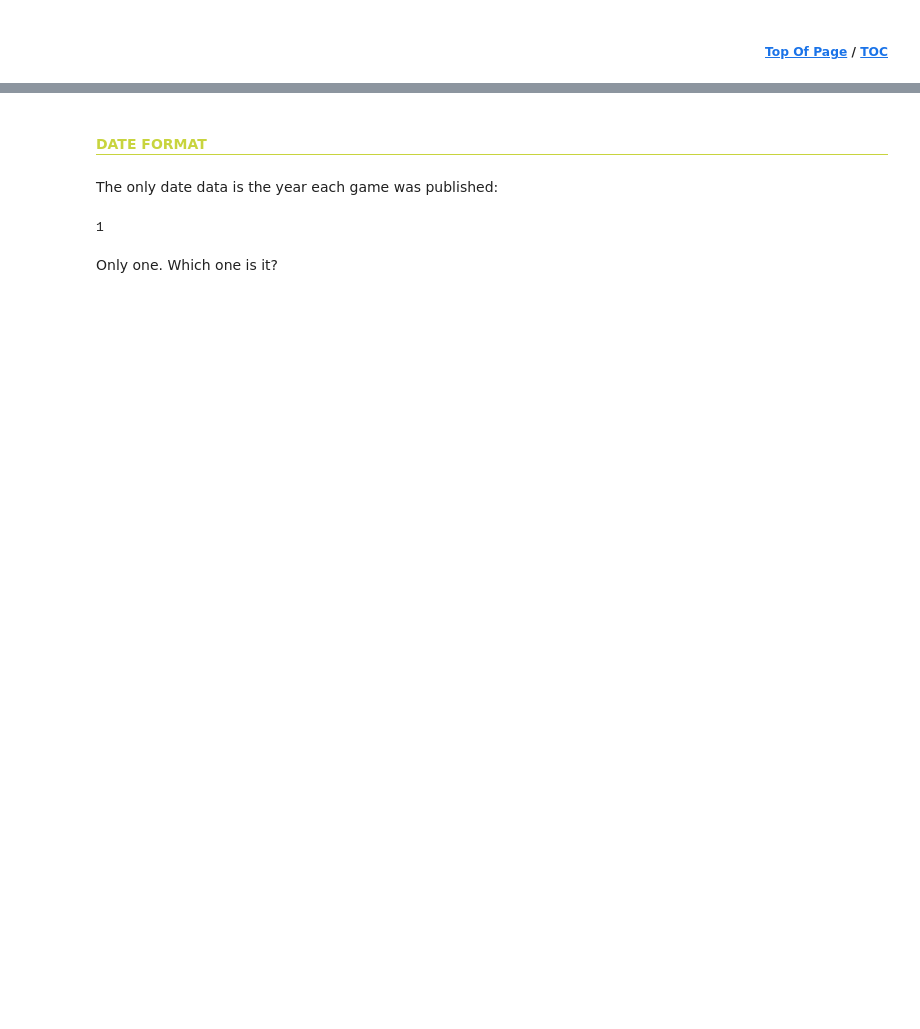
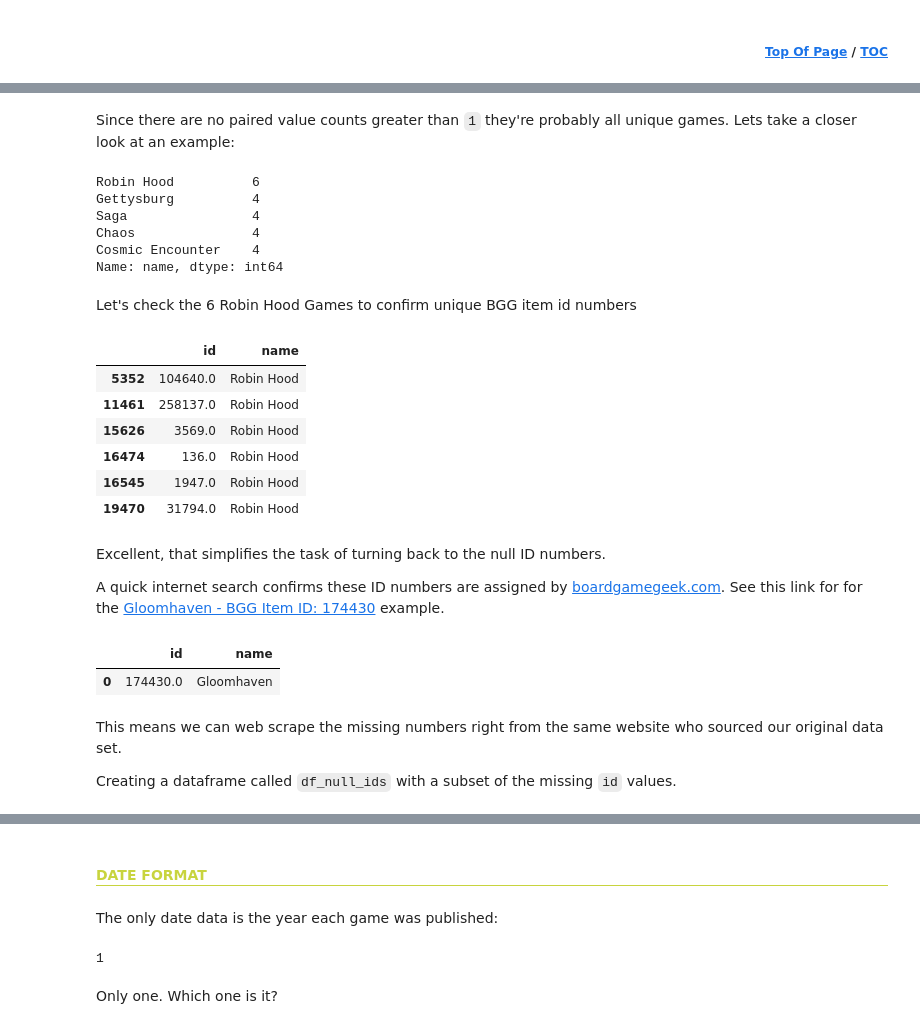
Before and after one commit to jdormaar/Boardgame_Preferences_Predictive_Analysis, a Jupyter notebook: Competitions/board_game_JD/workbook/notebook.ipynb, the cells around one changed output, grey strips where cells are left out. Cells and saved outputs as stored; diff of their text form; code cells hidden in the pictures; blank space fills up the shorter version.

Commit message:
EDA: name, id, year_published. Added headings & references

```diff
--- a/Competitions/board_game_JD/workbook/notebook.ipynb
+++ b/Competitions/board_game_JD/workbook/notebook.ipynb
@@ -252,0 +350,36 @@ df.head()
+# %% [markdown]
+Since there are no paired value counts greater than `1` they're probably all unique games.  Lets take a closer look at an example:
+# %%
+df['name'].value_counts().head(5)
+# %% [output]
+Robin Hood          6
+Gettysburg          4
+Saga                4
+Chaos               4
+Cosmic Encounter    4
+Name: name, dtype: int64
+# %% [markdown]
+Let's check the 6 Robin Hood Games to confirm unique BGG item id numbers
+# %%
+df[df['name'] == 'Robin Hood'][['id', 'name']]
+# %% [output]
+|  | id | name |
+| 5352 | 104640.0 | Robin Hood |
+| 11461 | 258137.0 | Robin Hood |
+| 15626 | 3569.0 | Robin Hood |
+| 16474 | 136.0 | Robin Hood |
+| 16545 | 1947.0 | Robin Hood |
+| 19470 | 31794.0 | Robin Hood |
+# %% [markdown]
+Excellent, that simplifies the task of turning back to the null ID numbers.
+
+A quick internet search confirms these ID numbers are assigned by [boardgamegeek.com](https://boardgamegeek.com).  See this link for for the [Gloomhaven - BGG Item ID: 174430](https://boardgamegeek.com/boardgame/174430/gloomhaven) example.
+# %%
+df[df['name'] == 'Gloomhaven'][['id', 'name']]
+# %% [output]
+|  | id | name |
+| 0 | 174430.0 | Gloomhaven |
+# %% [markdown]
+This means we can web scrape the missing numbers right from the same website who sourced our original data set.
+
+Creating a dataframe called `df_null_ids` with a subset of the missing `id` values.
```
Also changed, not shown: parts of 81 cells of this notebook, 2 other files.
